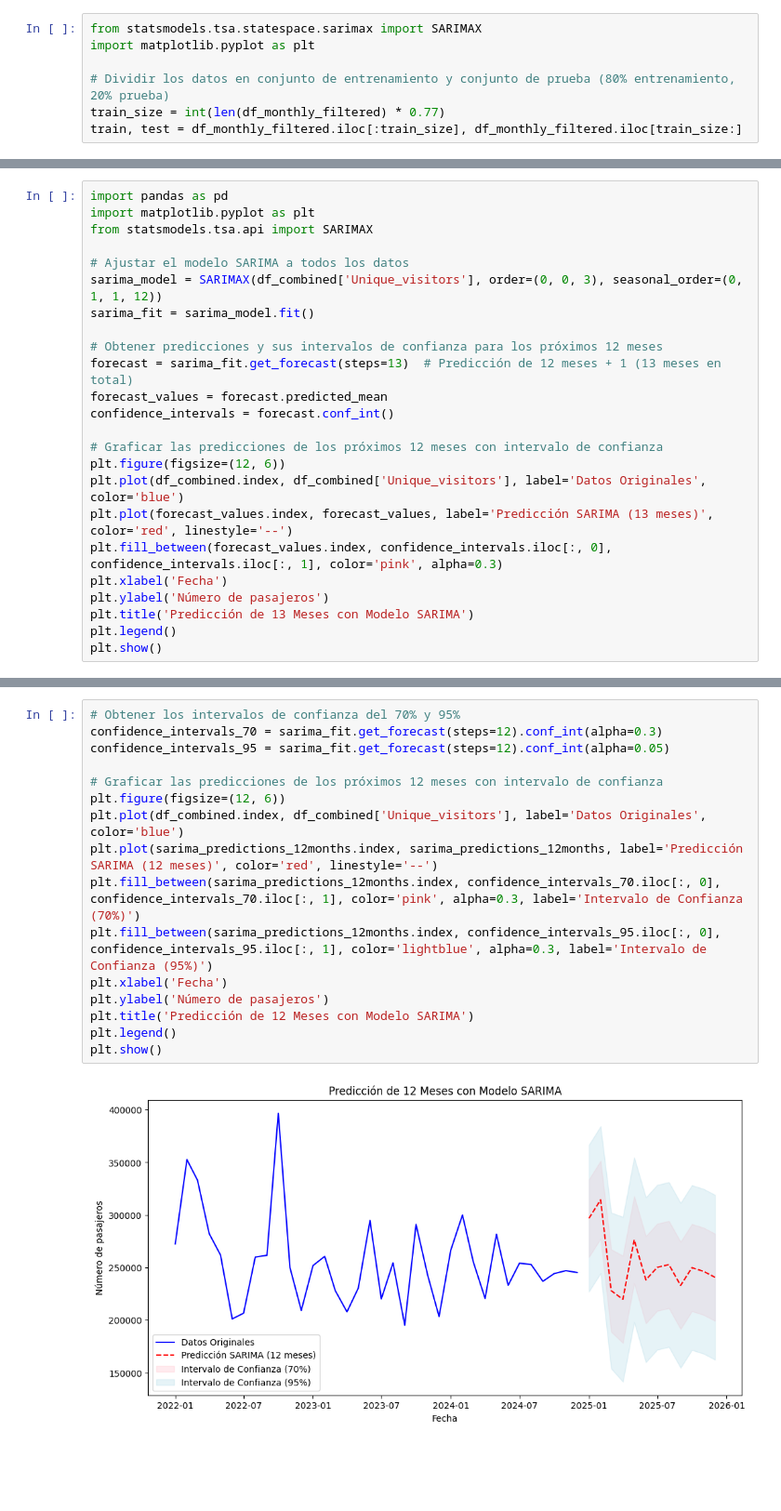
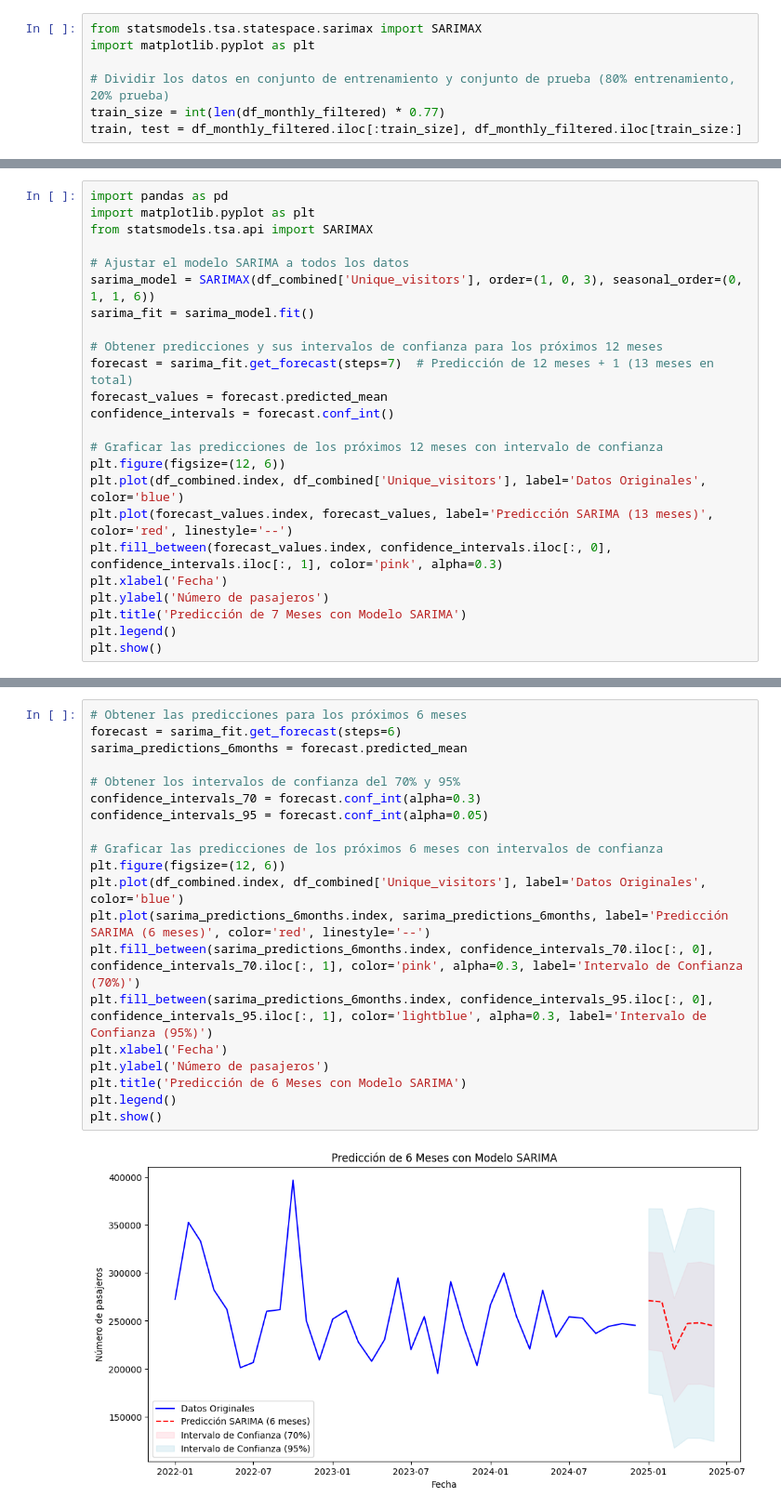
Before and after one commit to seerraa16/Caso02.-Modelo-de-Atribuci-n, a Jupyter notebook: libro_TS - copia.ipynb, the cells around one changed output, grey strips where cells are left out. Shown: that part at 93% size. Saved outputs shown, nothing was run; the diff lists cells and outputs as text; blank space fills up the shorter version.

```diff
--- a/libro_TS - copia.ipynb
+++ b/libro_TS - copia.ipynb
@@ -315,11 +317,11 @@ import matplotlib.pyplot as plt
 from statsmodels.tsa.api import SARIMAX
 
 # Ajustar el modelo SARIMA a todos los datos
-sarima_model = SARIMAX(df_combined['Unique_visitors'], order=(0, 0, 3), seasonal_order=(0, 1, 1, 12))
+sarima_model = SARIMAX(df_combined['Unique_visitors'], order=(1, 0, 3), seasonal_order=(0, 1, 1, 6))
 sarima_fit = sarima_model.fit()
 
 # Obtener predicciones y sus intervalos de confianza para los próximos 12 meses
-forecast = sarima_fit.get_forecast(steps=13)  # Predicción de 12 meses + 1 (13 meses en total)
+forecast = sarima_fit.get_forecast(steps=7)  # Predicción de 12 meses + 1 (13 meses en total)
 forecast_values = forecast.predicted_mean
 confidence_intervals = forecast.conf_int()
 
@@ -330,7 +332,7 @@ plt.plot(forecast_values.index, forecast_values, label='Predicción SARIMA (13 m
 plt.fill_between(forecast_values.index, confidence_intervals.iloc[:, 0], confidence_intervals.iloc[:, 1], color='pink', alpha=0.3)
 plt.xlabel('Fecha')
 plt.ylabel('Número de pasajeros')
-plt.title('Predicción de 13 Meses con Modelo SARIMA')
+plt.title('Predicción de 7 Meses con Modelo SARIMA')
 plt.legend()
 plt.show()
 # %% [output]
@@ -338,18 +340,22 @@ plt.show()
 # %%
+# Obtener las predicciones para los próximos 6 meses
+forecast = sarima_fit.get_forecast(steps=6)
+sarima_predictions_6months = forecast.predicted_mean
+
 # Obtener los intervalos de confianza del 70% y 95%
-confidence_intervals_70 = sarima_fit.get_forecast(steps=12).conf_int(alpha=0.3)
-confidence_intervals_95 = sarima_fit.get_forecast(steps=12).conf_int(alpha=0.05)
+confidence_intervals_70 = forecast.conf_int(alpha=0.3)
+confidence_intervals_95 = forecast.conf_int(alpha=0.05)
 
-# Graficar las predicciones de los próximos 12 meses con intervalo de confianza
+# Graficar las predicciones de los próximos 6 meses con intervalos de confianza
 plt.figure(figsize=(12, 6))
 plt.plot(df_combined.index, df_combined['Unique_visitors'], label='Datos Originales', color='blue')
-plt.plot(sarima_predictions_12months.index, sarima_predictions_12months, label='Predicción SARIMA (12 meses)', color='red', linestyle='--')
-plt.fill_between(sarima_predictions_12months.index, confidence_intervals_70.iloc[:, 0], confidence_intervals_70.iloc[:, 1], color='pink', alpha=0.3, label='Intervalo de Confianza (70%)')
-plt.fill_between(sarima_predictions_12months.index, confidence_intervals_95.iloc[:, 0], confidence_intervals_95.iloc[:, 1], color='lightblue', alpha=0.3, label='Intervalo de Confianza (95%)')
+plt.plot(sarima_predictions_6months.index, sarima_predictions_6months, label='Predicción SARIMA (6 meses)', color='red', linestyle='--')
+plt.fill_between(sarima_predictions_6months.index, confidence_intervals_70.iloc[:, 0], confidence_intervals_70.iloc[:, 1], color='pink', alpha=0.3, label='Intervalo de Confianza (70%)')
+plt.fill_between(sarima_predictions_6months.index, confidence_intervals_95.iloc[:, 0], confidence_intervals_95.iloc[:, 1], color='lightblue', alpha=0.3, label='Intervalo de Confianza (95%)')
 plt.xlabel('Fecha')
 plt.ylabel('Número de pasajeros')
-plt.title('Predicción de 12 Meses con Modelo SARIMA')
+plt.title('Predicción de 6 Meses con Modelo SARIMA')
 plt.legend()
 plt.show()
 # %% [output]
-[figure, old version]
+[figure, new version]
```
Also changed, not shown: parts of 5 cells of this notebook, 3 other files.
